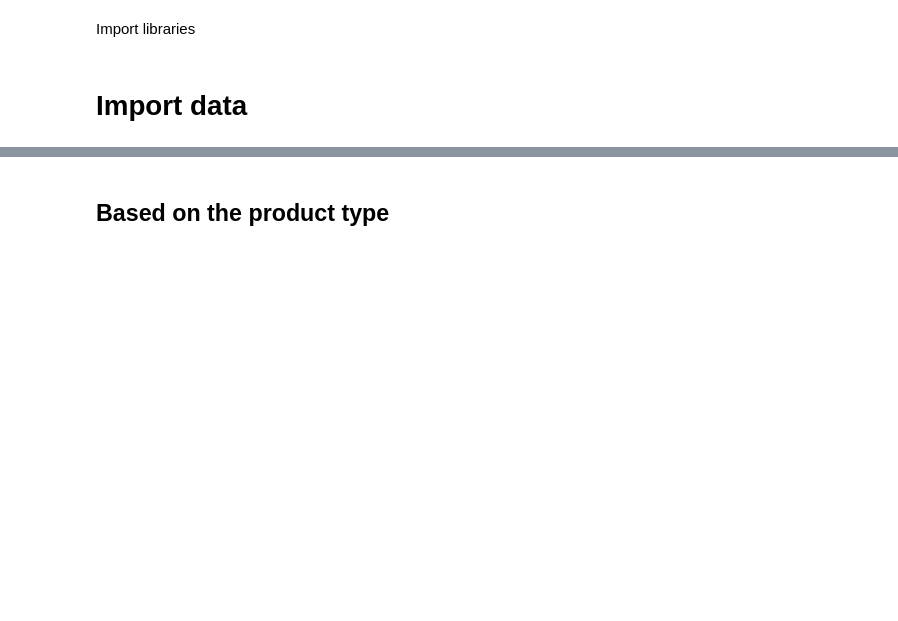
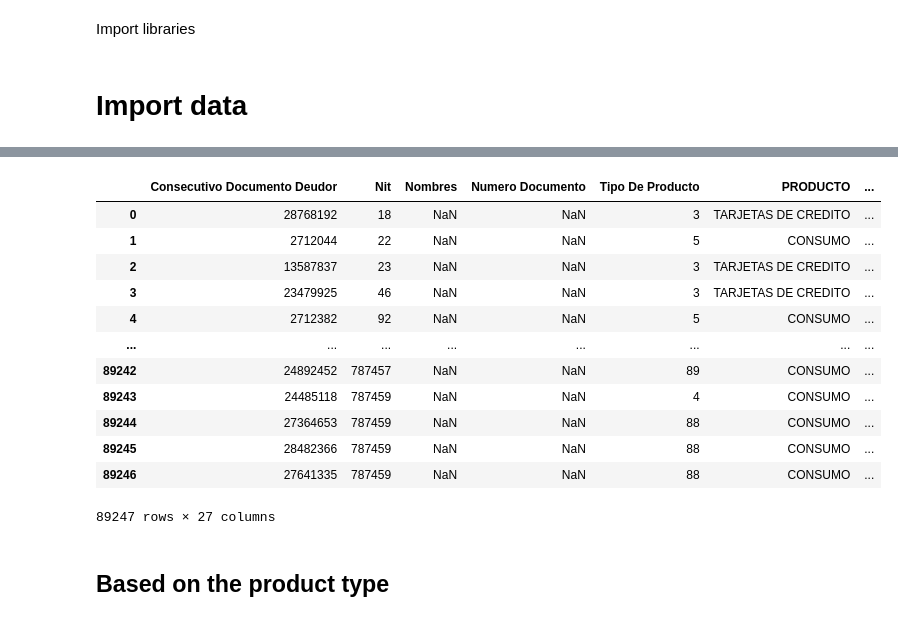
Before and after one commit to CarlosBaez11/RetoTecnologico-Eafit, a Jupyter notebook: data_cleaning.ipynb, the cells around one changed output, grey strips where cells are left out. Drawn from its saved outputs; the diff is of its cells as text; code cells hidden in the pictures; blank space fills up the shorter version.

```diff
--- a/data_cleaning.ipynb
+++ b/data_cleaning.ipynb
@@ -14,3 +32,19 @@ datos=pd.read_excel("./Caso 01 - Cobranza Sector Financiero.xlsx")
+# %%
+datos
+# %% [output]
+|  | Consecutivo Documento Deudor | Nit | Nombres | Numero Documento | Tipo De Producto | PRODUCTO | ... |
+| 0 | 28768192 | 18 | NaN | NaN | 3 | TARJETAS DE CREDITO | ... |
+| 1 | 2712044 | 22 | NaN | NaN | 5 | CONSUMO | ... |
+| 2 | 13587837 | 23 | NaN | NaN | 3 | TARJETAS DE CREDITO | ... |
+| 3 | 23479925 | 46 | NaN | NaN | 3 | TARJETAS DE CREDITO | ... |
+| 4 | 2712382 | 92 | NaN | NaN | 5 | CONSUMO | ... |
+| ... | ... | ... | ... | ... | ... | ... | ... |
+| 89242 | 24892452 | 787457 | NaN | NaN | 89 | CONSUMO | ... |
+| 89243 | 24485118 | 787459 | NaN | NaN | 4 | CONSUMO | ... |
+| 89244 | 27364653 | 787459 | NaN | NaN | 88 | CONSUMO | ... |
+| 89245 | 28482366 | 787459 | NaN | NaN | 88 | CONSUMO | ... |
+| 89246 | 27641335 | 787459 | NaN | NaN | 88 | CONSUMO | ... |
+89247 rows × 27 columns
 # %% [markdown]
 ## Based on the product type
 # %%
```
Also changed, not shown: parts of 2 cells of this notebook.
